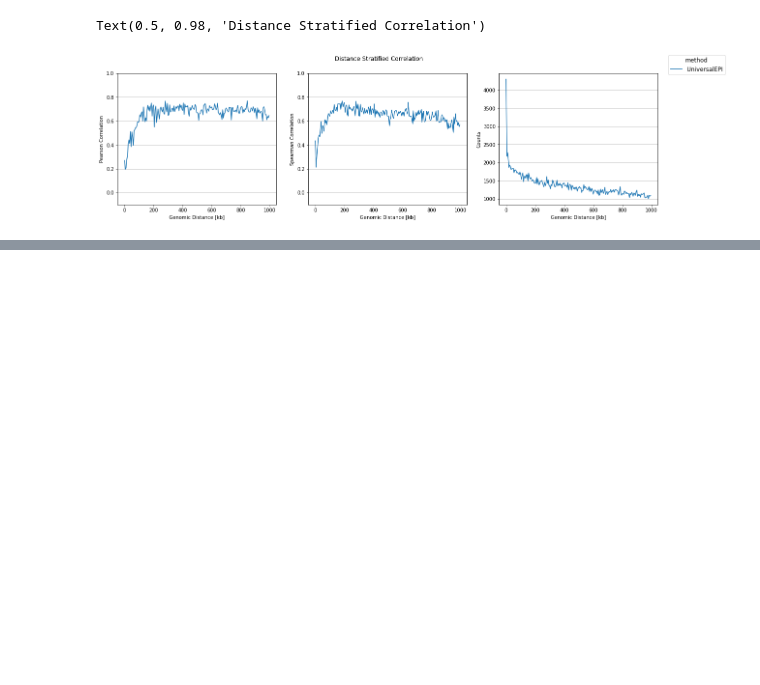
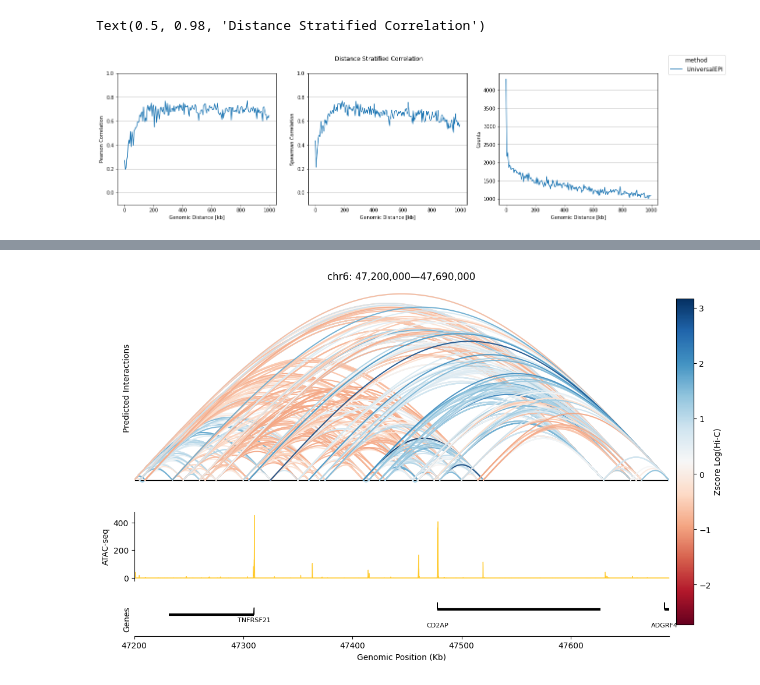
Before and after one commit to BoevaLab/UniversalEPI, a Jupyter notebook: Stage2/plot_scores.ipynb, the cells around one changed output, grey strips where cells are left out. Saved outputs shown, nothing was run; the diff lists cells and outputs as text; code cells hidden in the pictures; blank space fills up the shorter version.

```diff
--- a/Stage2/plot_scores.ipynb
+++ b/Stage2/plot_scores.ipynb
@@ -262,0 +440,6 @@ plt.show()
+# %%
+region = "chr6:47200000-47690000"
+
+plot_arcs(region, zscore=True, cutoff=-1)
+# %% [output]
+[figure, added]
```
Also changed, not shown: parts of 11 cells of this notebook.
